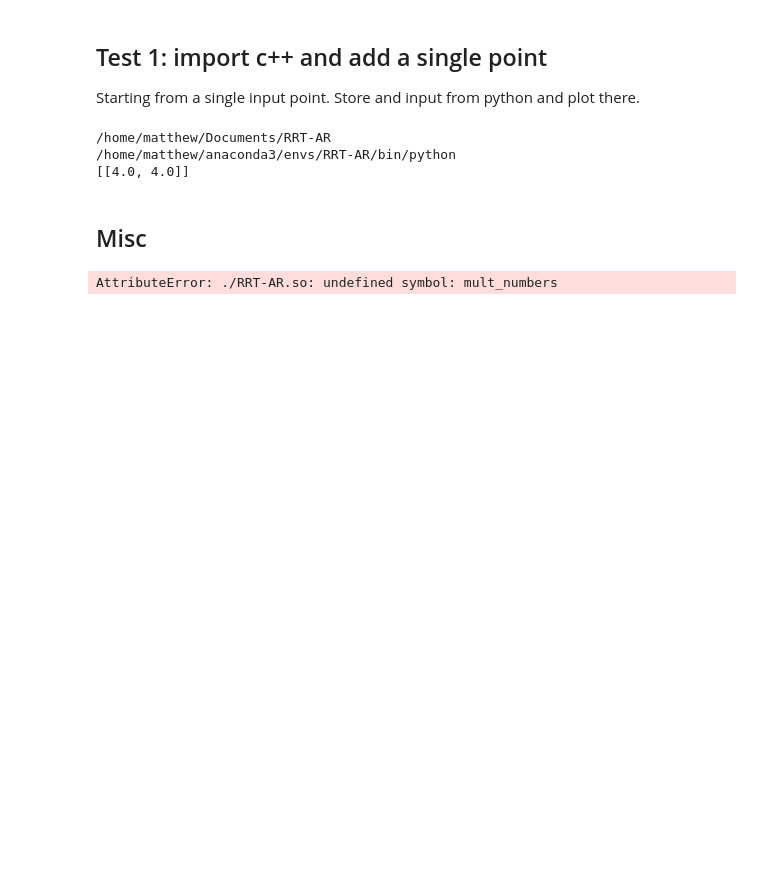
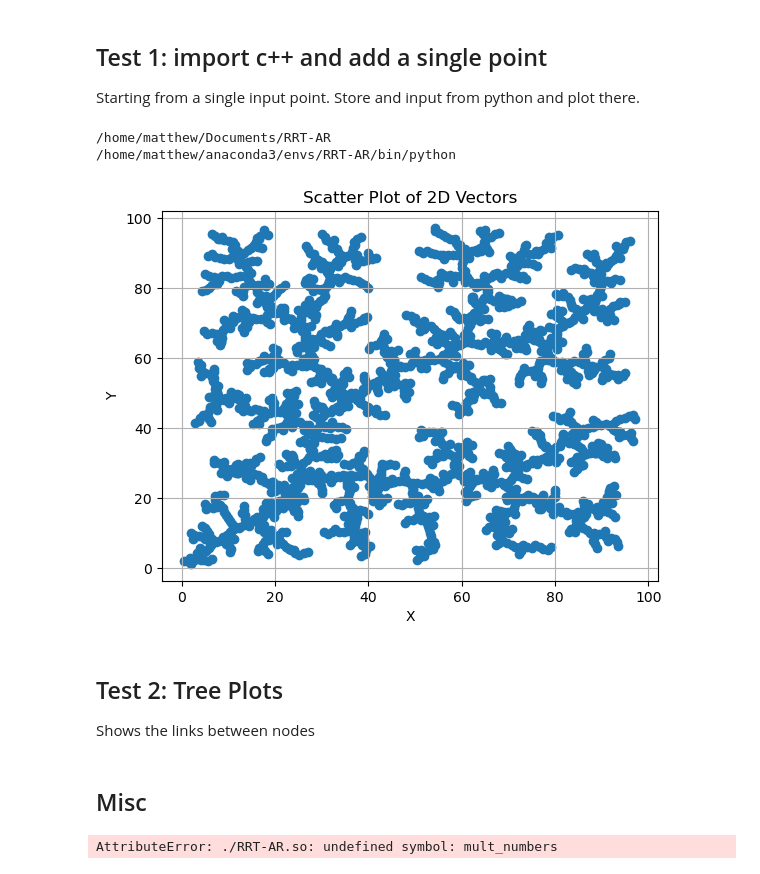
Before and after one commit to matthew0517/RRT-AR, a Jupyter notebook: testRRT.ipynb, the cells around one changed output. Cells and saved outputs as stored; diff of their text form; code cells hidden in the pictures; blank space fills up the shorter version.

```diff
--- a/testRRT.ipynb
+++ b/testRRT.ipynb
@@ -1,16 +1,32 @@
 # %% [markdown]
 ## Test 1: import c++ and add a single point
 Starting from a single input point.  Store and input from python and plot there.
+# %%
+import matplotlib.pyplot as plt
+
+def scatter_plot_2d_vectors(vectors):
+    x = [vector[0] for vector in vectors]
+    y = [vector[1] for vector in vectors]
+
+    plt.scatter(x, y)
+    plt.xlabel('X')
+    plt.ylabel('Y')
+    plt.title('Scatter Plot of 2D Vectors')
+    plt.grid(True)
+    plt.show()
 # %%
 import os
 print(os.getcwd())
 
 import sys
 print(sys.executable)
 sys.path.insert(0, './build')
 import RRTAR
-print(RRTAR.runRRT(4.0, 4.0, 0))
+scatter_plot_2d_vectors(RRTAR.runRRT(4.0, 4.0, 2000, 1.0))
 # %% [output]
 /home/matthew/Documents/RRT-AR
 /home/matthew/anaconda3/envs/RRT-AR/bin/python
-[[4.0, 4.0]]
+[figure, added]
+# %% [markdown]
+## Test 2: Tree Plots
+Shows the links between nodes
```
Also changed, not shown: parts of 2 cells of this notebook, 1 other file.
